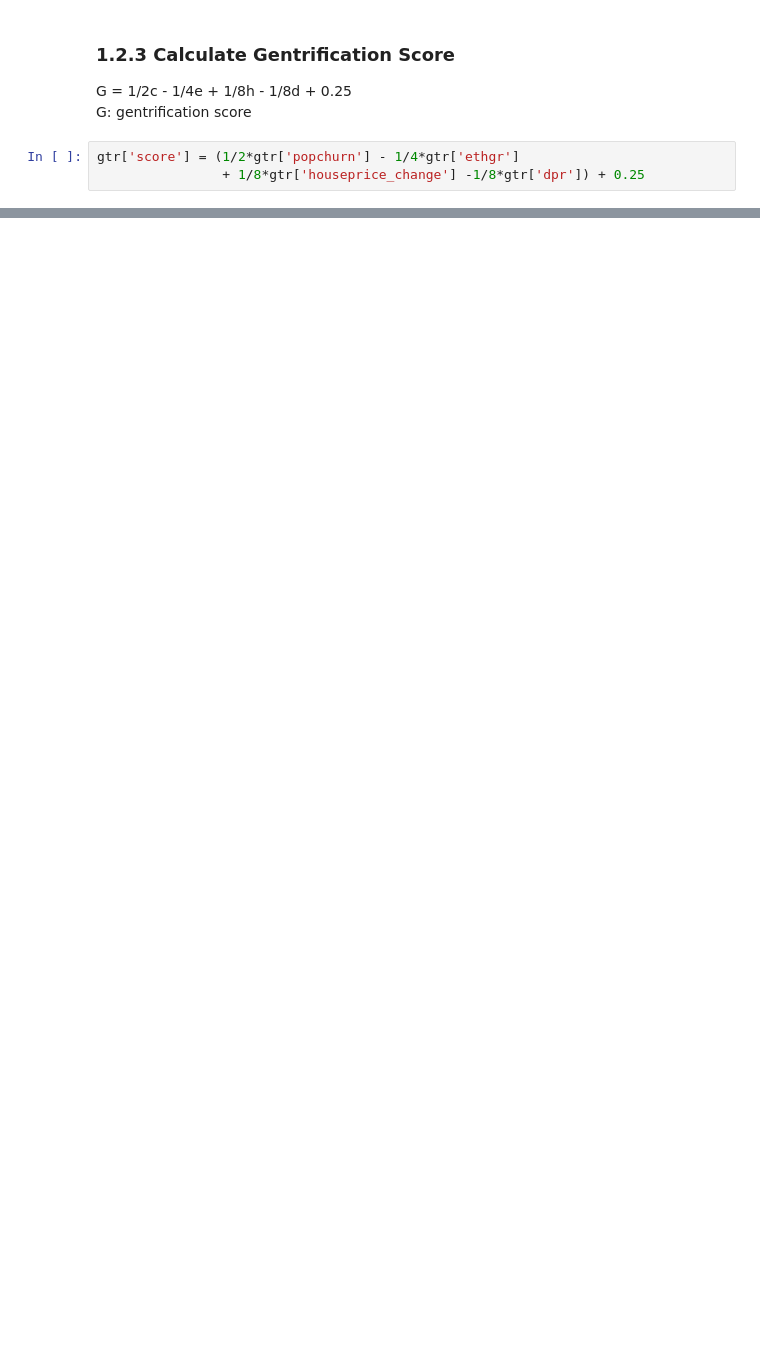
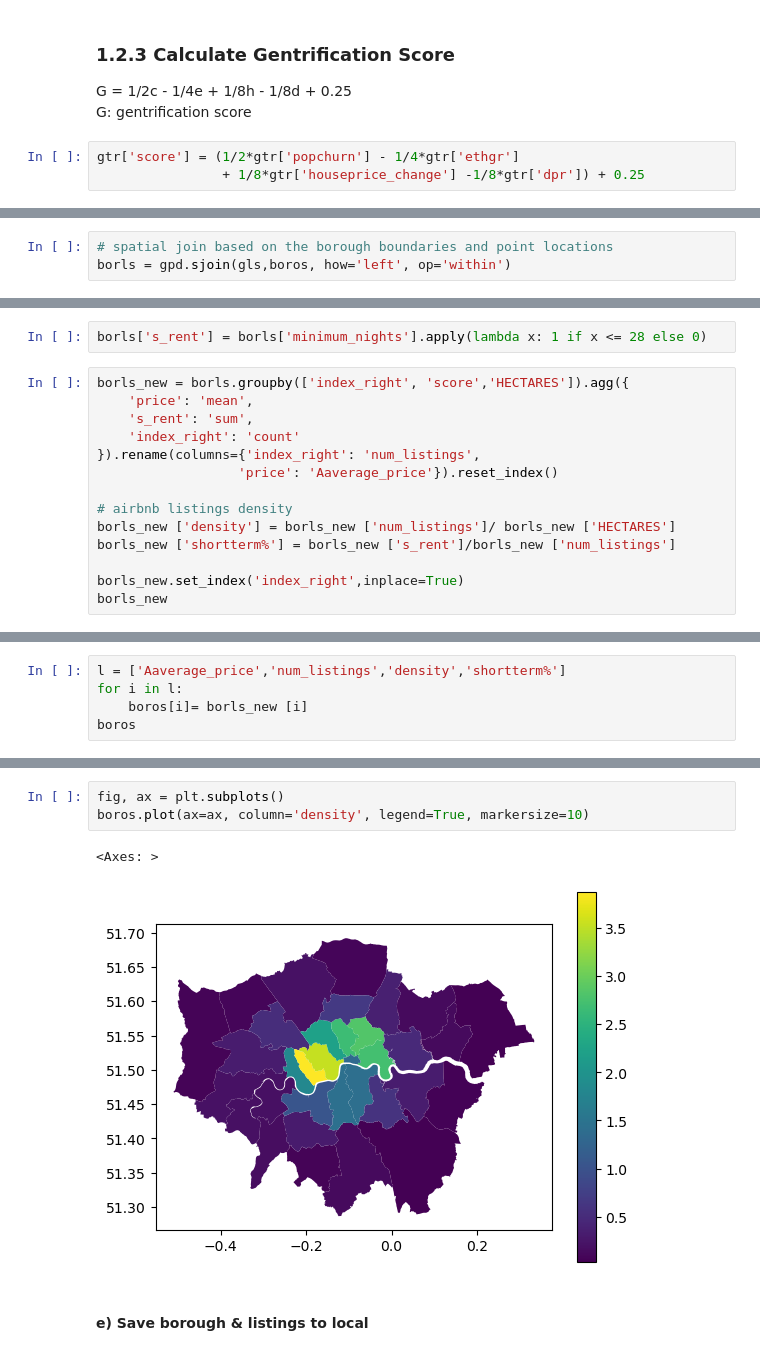
Before and after one commit to qiyuechen1202/fsds_Safari, a Jupyter notebook: dataframe.ipynb, the cells around one changed output, grey strips where cells are left out. Cells and saved outputs as stored; diff of their text form; blank space fills up the shorter version.

```diff
--- a/dataframe.ipynb
+++ b/dataframe.ipynb
@@ -403,0 +377,3 @@ merged_df = merged_df.drop('borough code', axis=1)
+# %%
+# spatial join based on the borough boundaries and point locations
+borls = gpd.sjoin(gls,boros, how='left', op='within')
@@ -403,0 +402,16 @@ merged_df = merged_df.drop('borough code', axis=1)
+# %%
+borls['s_rent'] = borls['minimum_nights'].apply(lambda x: 1 if x <= 28 else 0)
+# %%
+borls_new = borls.groupby(['index_right', 'score','HECTARES']).agg({
+    'price': 'mean',
+    's_rent': 'sum',
+    'index_right': 'count'
+}).rename(columns={'index_right': 'num_listings',
+                  'price': 'Aaverage_price'}).reset_index()
+
+# airbnb listings density
+borls_new ['density'] = borls_new ['num_listings']/ borls_new ['HECTARES']
+borls_new ['shortterm%'] = borls_new ['s_rent']/borls_new ['num_listings']
+
+borls_new.set_index('index_right',inplace=True)
+borls_new
@@ -403,0 +437,5 @@ merged_df = merged_df.drop('borough code', axis=1)
+# %%
+l = ['Aaverage_price','num_listings','density','shortterm%']
+for i in l:
+    boros[i]= borls_new [i]
+boros
@@ -403,0 +461,8 @@ merged_df = merged_df.drop('borough code', axis=1)
+# %%
+fig, ax = plt.subplots()
+boros.plot(ax=ax, column='density', legend=True, markersize=10)
+# %% [output]
+<Axes: >
+[figure, added]
+# %% [markdown]
+#### e) Save borough & listings to local
```
Also changed, not shown: parts of 42 cells of this notebook.
